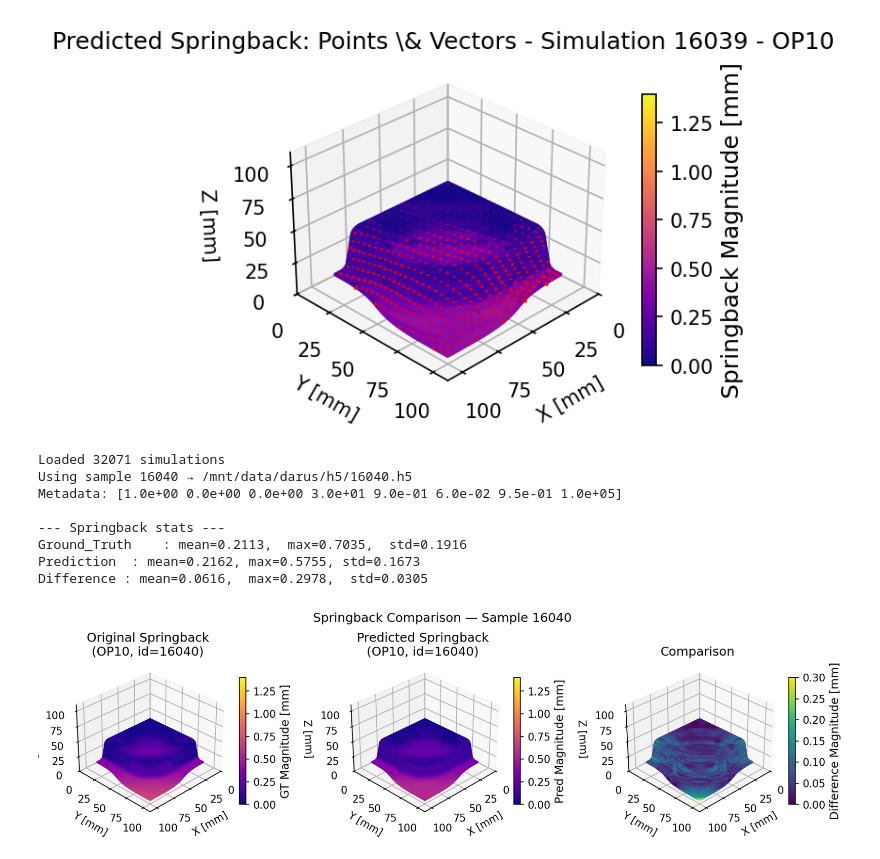
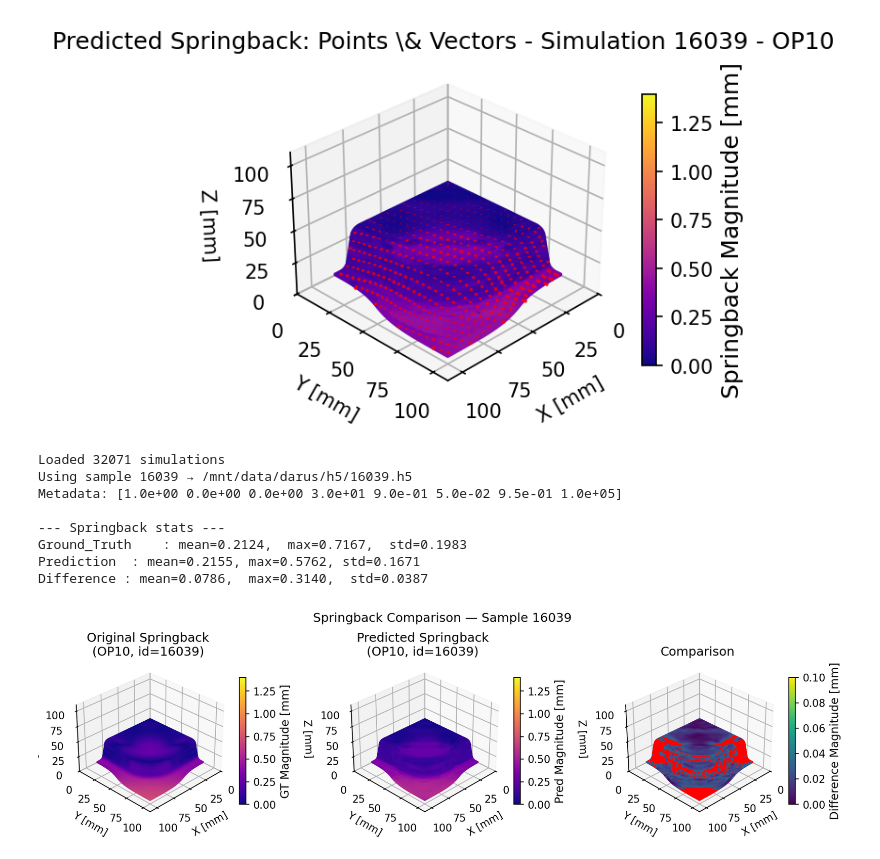
Before and after one commit to Jiang241023/research_project, a Jupyter notebook: hybrid_approach/feature_extraction/feature_display_pointcloud.ipynb, the cells around one changed output. Drawn from its saved outputs; the diff is of its cells as text; code cells hidden in the pictures.

Commit message:
updates for figures

```diff
--- a/hybrid_approach/feature_extraction/feature_display_pointcloud.ipynb
+++ b/hybrid_approach/feature_extraction/feature_display_pointcloud.ipynb
@@ -316,7 +316,7 @@ from utils_DDACS import extract_mesh, extract_point_springback
 # Config
 OPERATION   = 10
 TIMESTEP    = 2
-sample_id   = "16040"
+sample_id   = "16039"
 pred_dir    = "/home/RUS_CIP/st186731/research_project/hybrid_approach/grit_like/prediction/ddacs-node-regression/preds_new"
 data_root   = "/mnt/data/jiang"
 data_dir    = Path("/mnt/data/darus/")
@@ -405,60 +405,72 @@ col3  = plt.cm.viridis(norm_difference(difference_mag))
 threshold = 0.1  # mm
 bright_color = np.array([1,0,0,1])
 
-col1[mag_gt < threshold] = bright_color
-col2[mag_pred < threshold] = bright_color
-col3[difference_mag < threshold] = bright_color
+# col1[mag_gt < threshold] = bright_color
+# col2[mag_pred < threshold] = bright_color
+col3[difference_mag > threshold] = bright_color
 
-# colorbar-specific colormaps & norms so the bar shows the bright under-range
-cmap_plasma_cb  = plt.cm.get_cmap("plasma").copy()
+# # colorbar-specific colormaps & norms so the bar shows the bright under-range
+# cmap_plasma_cb  = plt.cm.get_cmap("plasma").copy()
 cmap_viridis_cb = plt.cm.get_cmap("viridis").copy()
-cmap_plasma_cb.set_under(bright_color)
+# cmap_plasma_cb.set_under(bright_color)
 cmap_viridis_cb.set_under(bright_color)
 
-norm_cb        = Normalize(vmin=threshold, vmax=global_springback_max)
-norm_diff_cb   = Normalize(vmin=threshold, vmax=global_springback_max_difference)
+# norm_cb        = Normalize(vmin=threshold, vmax=global_springback_max)
+#norm_diff_cb   = Normalize(vmin=threshold, vmax=global_springback_max_difference)
+norm_diff_cb   = Normalize(vmin=0, vmax=threshold)
 
 # Figure 1: GT magnitude
 ax1 = fig.add_subplot(131, projection="3d")
 p1 = ax1.scatter(coords_plot[:,0], coords_plot[:,1], coords_plot[:,2], c=col1, s=1, alpha=0.9)
-# add_colorbar(fig, ax1, plt.cm.ScalarMappable(cmap="plasma", norm=norm), "GT Magnitude [mm]")
-add_colorbar(fig, ax1, plt.cm.ScalarMappable(cmap=cmap_plasma_cb, norm=norm_cb), "GT Magnitude [mm]")
+add_colorbar(fig, ax1, plt.cm.ScalarMappable(cmap="plasma", norm=norm), "GT Magnitude [mm]")
+# add_colorbar(fig, ax1, plt.cm.ScalarMappable(cmap=cmap_plasma_cb, norm=norm_cb), "GT Magnitude [mm]")
 ax1.set_title(f"Original Springback\n(OP{OPERATION}, id={sim_id})")
 ax1.set_xlim(AXIS_LIMITS); ax1.set_ylim(AXIS_LIMITS); ax1.set_zlim(AXIS_LIMITS)
 ax1.view_init(VIEW_ELEVATION, VIEW_AZIMUTH)
 ax1.set_xlabel("X [mm]"); ax1.set_ylabel("Y [mm]"); ax1.set_zlabel("Z [mm]")
 
 # Figure 2: Pred magnitude
 ax2 = fig.add_subplot(132, projection="3d")
 
 p2 = ax2.scatter(coords_plot[:,0], coords_plot[:,1], coords_plot[:,2], c=col2, s=1, alpha=0.9)
-# add_colorbar(fig, ax2, plt.cm.ScalarMappable(cmap="plasma", norm=norm), "Pred Magnitude [mm]")
-add_colorbar(fig, ax2, plt.cm.ScalarMappable(cmap=cmap_plasma_cb, norm=norm_cb), "Pred Magnitude [mm]")
+add_colorbar(fig, ax2, plt.cm.ScalarMappable(cmap="plasma", norm=norm), "Pred Magnitude [mm]")
+# add_colorbar(fig, ax2, plt.cm.ScalarMappable(cmap=cmap_plasma_cb, norm=norm_cb), "Pred Magnitude [mm]")
 ax2.set_title(f"Predicted Springback\n(OP{OPERATION}, id={sim_id})")
 ax2.set_xlim(AXIS_LIMITS); ax2.set_ylim(AXIS_LIMITS); ax2.set_zlim(AXIS_LIMITS)
 ax2.view_init(VIEW_ELEVATION, VIEW_AZIMUTH)
 ax2.set_xlabel("X [mm]"); ax2.set_ylabel("Y [mm]"); ax2.set_zlabel("Z [mm]")
 
 # Figure 3: Difference magnitude ||pred - gt||
 ax3 = fig.add_subplot(133, projection="3d")
 p3 = ax3.scatter(coords_plot[:,0], coords_plot[:,1], coords_plot[:,2], c=col3, s=1, alpha=0.95)
 # add_colorbar(fig, ax3, plt.cm.ScalarMappable(cmap="viridis", norm=norm_difference), "Difference Magnitude [mm]")
 add_colorbar(fig, ax3, plt.cm.ScalarMappable(cmap=cmap_viridis_cb, norm=norm_diff_cb), "Difference Magnitude [mm]")
 ax3.set_title("Comparison")
 ax3.set_xlim(AXIS_LIMITS); ax3.set_ylim(AXIS_LIMITS); ax3.set_zlim(AXIS_LIMITS)
 ax3.view_init(VIEW_ELEVATION, VIEW_AZIMUTH)
 ax3.set_xlabel("X [mm]"); ax3.set_ylabel("Y [mm]"); ax3.set_zlabel("Z [mm]")
 
 plt.suptitle(f"Springback Comparison — Sample {sim_id}", y=0.98, fontsize=12)
-plt.tight_layout()
+
+
+save_dir = Path("/home/RUS_CIP/st186731/research_project/figures")
+
+save_dir.mkdir(parents=True, exist_ok=True)
+
+fig.tight_layout()  # arrange subplots nicely
+fig.savefig(save_dir / "springback_id16039.png",
+            dpi=150,                 # pixel density (inches × dpi = pixels)
+            bbox_inches="tight",     # trim extra margins
+            pad_inches=0.1)
+
 plt.show()
 # %% [output]
 Loaded 32071 simulations
-Using sample 16040 → /mnt/data/darus/h5/16040.h5
-Metadata: [1.0e+00 0.0e+00 0.0e+00 3.0e+01 9.0e-01 6.0e-02 9.5e-01 1.0e+05]
+Using sample 16039 → /mnt/data/darus/h5/16039.h5
+Metadata: [1.0e+00 0.0e+00 0.0e+00 3.0e+01 9.0e-01 5.0e-02 9.5e-01 1.0e+05]
 
 --- Springback stats ---
-Ground_Truth    : mean=0.2113,  max=0.7035,  std=0.1916
-Prediction  : mean=0.2162, max=0.5755, std=0.1673
-Difference : mean=0.0616,  max=0.2978,  std=0.0305
+Ground_Truth    : mean=0.2124,  max=0.7167,  std=0.1983
+Prediction  : mean=0.2155, max=0.5762, std=0.1671
+Difference : mean=0.0786,  max=0.3140,  std=0.0387
-[figure, old version]
+[figure, new version]
```
Also changed, not shown: 6 other files.
